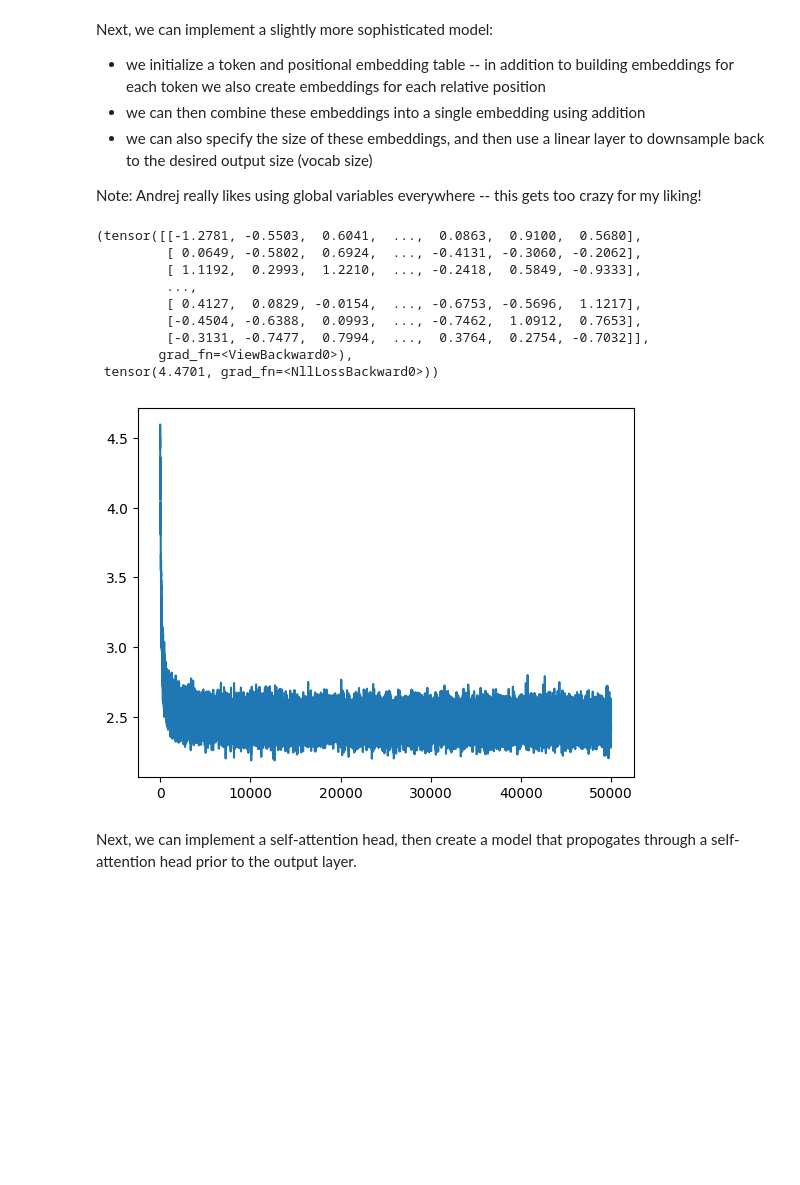
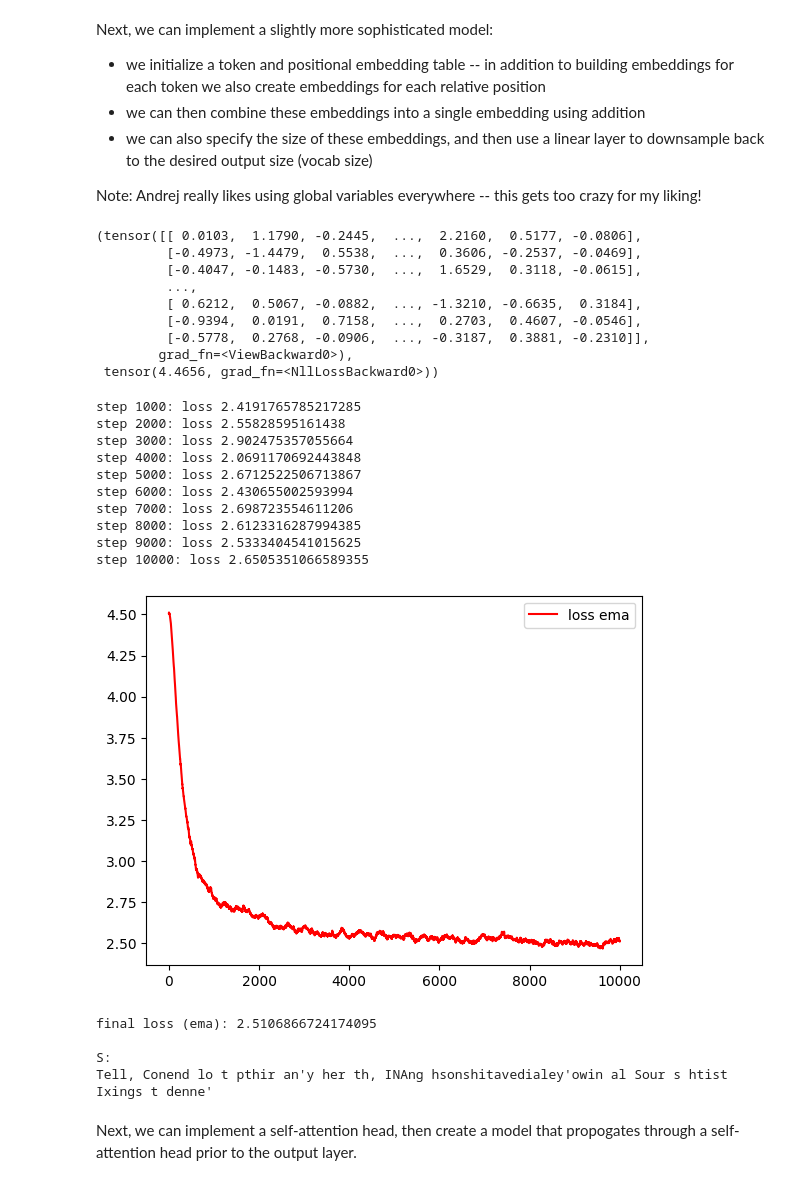
Before and after one commit to lowrollr/nn_zero_to_hero, a Jupyter notebook: l7_gpt/lecture.ipynb, the cells around one changed output. Cells and saved outputs as stored; diff of their text form; code cells hidden in the pictures; blank space fills up the shorter version.

```diff
--- a/l7_gpt/lecture.ipynb
+++ b/l7_gpt/lecture.ipynb
@@ -226,6 +243,7 @@ class CoolerBigramLanguageModel(nn.Module):
         self.token_embedding_table = nn.Embedding(vocab_size, emb_size)
         self.positional_embedding_table = nn.Embedding(context_length, emb_size)
         self.output_layer = nn.Linear(emb_size, vocab_size)
+        self.context_length = context_length
 
     def forward(self, idx, targets=None):
         # get token embeddings from input indices
@@ -255,41 +273,46 @@ class CoolerBigramLanguageModel(nn.Module):
     # same as before
     def generate(self, idx, max_new_tokens):
         for _ in range(max_new_tokens):
-            logits, _ = self(idx)
+            idx_crop = idx[:,-self.context_length:]
+            logits, _ = self(idx_crop)
             logits = logits[:,-1,:] # all batches, last timestamp, all channels
             probs = F.softmax(logits, dim=-1)
             idx_next = torch.multinomial(probs, num_samples=1)
             idx = torch.cat((idx, idx_next), dim=1)
         return idx
 # %%
-cooler_model = CoolerBigramLanguageModel(vocab_size, emb_size=32, max_tokens=block_size).to(device)
+cooler_model = CoolerBigramLanguageModel(vocab_size, emb_size=32, context_length=block_size).to(device)
 cooler_model(xb, yb)
 # %% [output]
-(tensor([[-1.2781, -0.5503,  0.6041,  ...,  0.0863,  0.9100,  0.5680],
-         [ 0.0649, -0.5802,  0.6924,  ..., -0.4131, -0.3060, -0.2062],
-         [ 1.1192,  0.2993,  1.2210,  ..., -0.2418,  0.5849, -0.9333],
+(tensor([[ 0.0103,  1.1790, -0.2445,  ...,  2.2160,  0.5177, -0.0806],
+         [-0.4973, -1.4479,  0.5538,  ...,  0.3606, -0.2537, -0.0469],
+         [-0.4047, -0.1483, -0.5730,  ...,  1.6529,  0.3118, -0.0615],
          ...,
-         [ 0.4127,  0.0829, -0.0154,  ..., -0.6753, -0.5696,  1.1217],
-         [-0.4504, -0.6388,  0.0993,  ..., -0.7462,  1.0912,  0.7653],
-         [-0.3131, -0.7477,  0.7994,  ...,  0.3764,  0.2754, -0.7032]],
+         [ 0.6212,  0.5067, -0.0882,  ..., -1.3210, -0.6635,  0.3184],
+         [-0.9394,  0.0191,  0.7158,  ...,  0.2703,  0.4607, -0.0546],
+         [-0.5778,  0.2768, -0.0906,  ..., -0.3187,  0.3881, -0.2310]],
         grad_fn=<ViewBackward0>),
- tensor(4.4701, grad_fn=<NllLossBackward0>))
+ tensor(4.4656, grad_fn=<NllLossBackward0>))
-# %%
-optimizer = torch.optim.AdamW(cooler_model.parameters(), lr=1e-3)
-batch_size = 32
-losses = []
-for steps in range(50000):
-    xb, yb = get_batch('train')
-
-    logits, loss = cooler_model(xb, yb)
-    losses.append(loss.item())
-    optimizer.zero_grad(set_to_none=True)
-    loss.backward()
-    optimizer.step()
-plt.plot(losses)
-plt.show()
-# %% [output]
-[figure, removed]
+# %%
+losses = train(cooler_model, 10000)
+plot_ema(losses)
+generate_text(cooler_model)
+# %% [output]
+step 1000: loss 2.4191765785217285
+step 2000: loss 2.55828595161438
+step 3000: loss 2.902475357055664
+step 4000: loss 2.0691170692443848
+step 5000: loss 2.6712522506713867
+step 6000: loss 2.430655002593994
+step 7000: loss 2.698723554611206
+step 8000: loss 2.6123316287994385
+step 9000: loss 2.5333404541015625
+step 10000: loss 2.6505351066589355
+[figure, added]
+final loss (ema): 2.5106866724174095
+
+S:
+Tell, Conend lo t pthir an'y her th, INAng hsonshitavedialey'owin al Sour s htist Ixings t denne'
 # %% [markdown]
 Next, we can implement a self-attention head, then create a model that propogates through a self-attention head prior to the output layer.
 # %%
```
Also changed, not shown: parts of 23 cells of this notebook.
